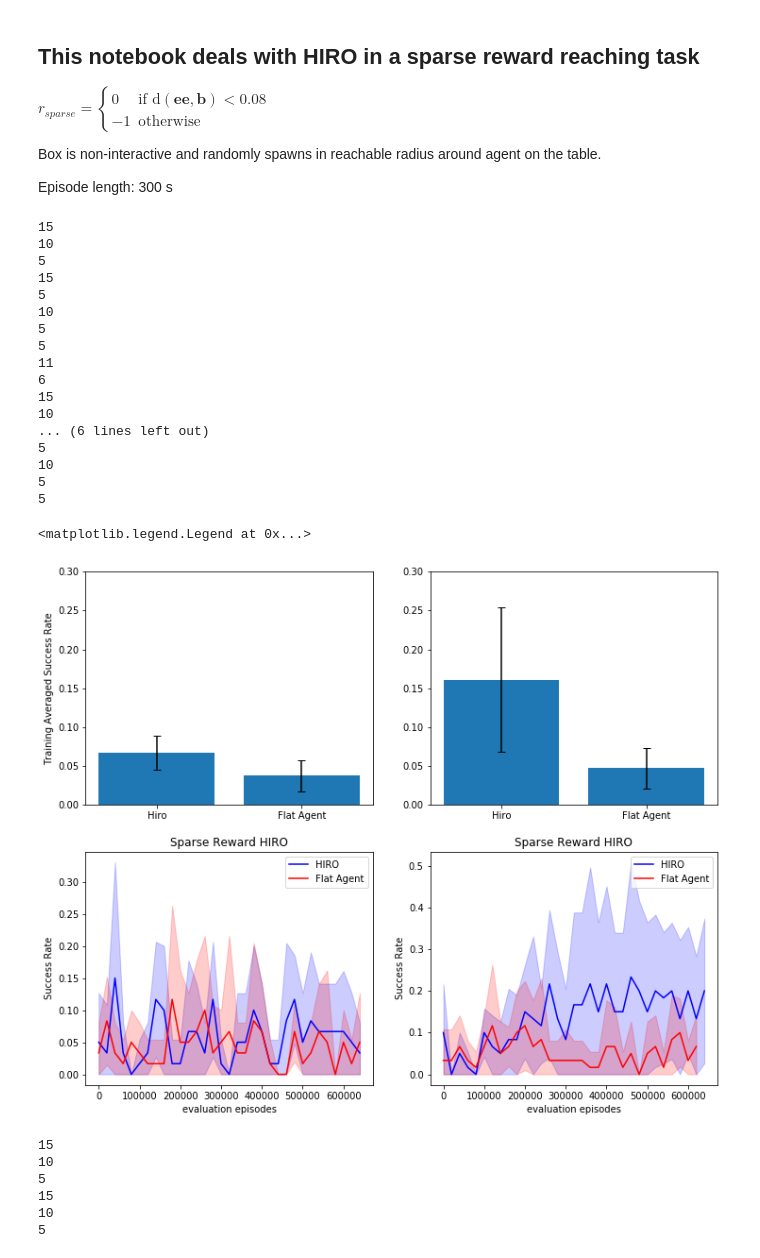
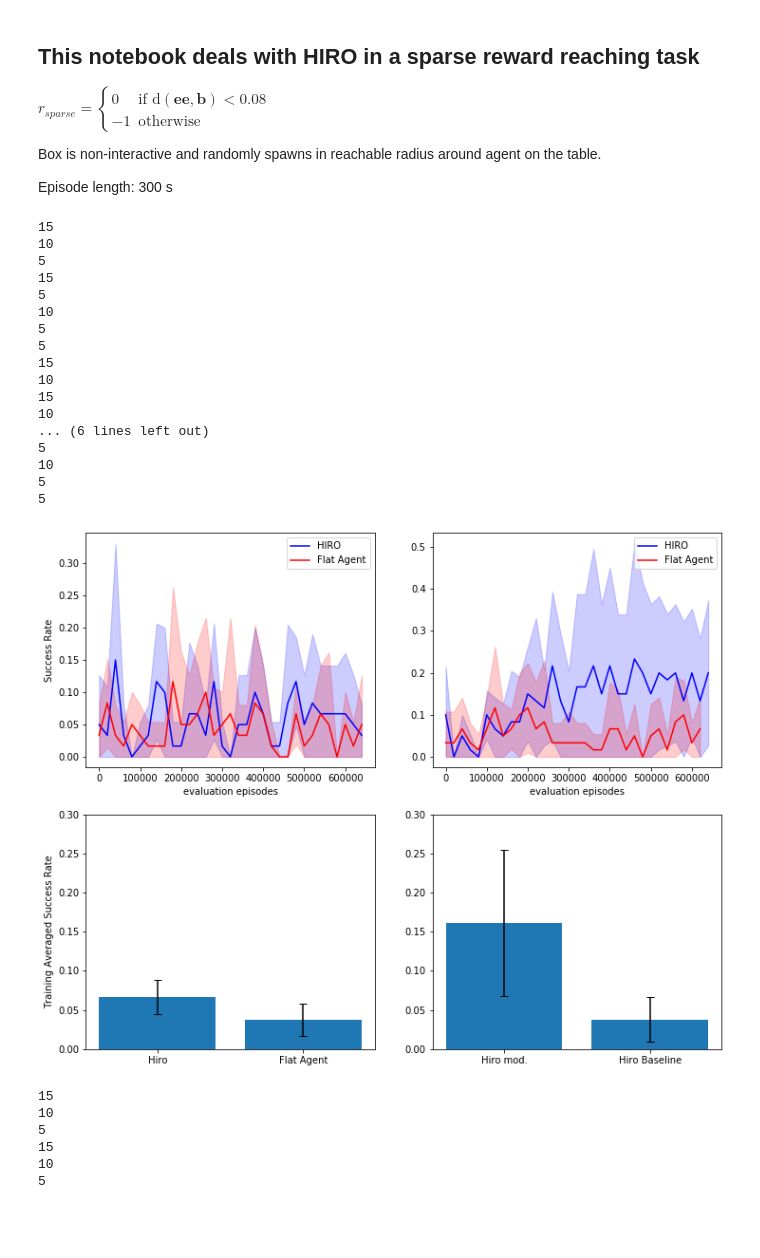
Before and after one commit to P-Schumacher/research, a Jupyter notebook: data_analysis/sparse_exp/Project_analysis.ipynb, the cells around one changed output. Drawn from its saved outputs; the diff is of its cells as text; code cells hidden in the pictures; blank space fills up the shorter version.

```diff
--- a/data_analysis/sparse_exp/Project_analysis.ipynb
+++ b/data_analysis/sparse_exp/Project_analysis.ipynb
@@ -83,7 +83,7 @@ plt.figure(figsize=(12, 10))
 
 
 # Sparse rew HIRO c=5 and c=20 vs flat | Average average ---------------------------------------------------
-plt.subplot(221)
+plt.subplot(223)
 result_mean = []
 result_std = []
 for c in [5]:
@@ -124,7 +124,7 @@ plt.ylim([0, 0.3])
 plt.ylabel('Training Averaged Success Rate')
 
 #-------------------------------------------------------------------------------------------------------
-plt.subplot(222)
+plt.subplot(224)
 length = int(660/20)
 result_mean = []
 result_std = []
@@ -144,9 +144,9 @@ for c in [5]:
     result_mean.append(meaner)
     result_std.append(stder)
 
-df = pd.read_pickle('research.pyc')
+df = pd.read_pickle('sparse_exp.pyc')
 df = get_df_selection(df, 'sparse_rew', 1)
-df = get_df_selection(df, 'flat_agent', 1)
+df = get_df_selection(df, 'flat_agent', 0)
 meaner = np.zeros([1, 5])
 for i in range(4):
     run = df.iloc[i].loc[key]
@@ -160,13 +160,13 @@ result_std.append(stder)
 
 x_range = [1, 2]
 plt.bar(x_range, result_mean, yerr=result_std, capsize=4)
-plt.xticks(x_range, ('Hiro', 'Flat Agent'))
+plt.xticks(x_range, ('Hiro mod.', 'Hiro Baseline'))
 plt.ylim([0, 0.3])
 
 #---------------------------------------------------------------------------
 
 length = int(660/20)
-plt.subplot(223)
+plt.subplot(221)
 results = np.zeros([1, length])
 for c in [5]:
     df = pd.read_pickle('sparse_exp.pyc')
@@ -204,14 +204,13 @@ for c in [40]:
     plt.fill_between(x_range, np.maximum(mean - std, 0), np.minimum(mean + std, 1.0),
        color='r', alpha=0.2)
 
-plt.title('Sparse Reward HIRO')
 plt.xlabel('evaluation episodes')
 plt.ylabel('Success Rate')
 plt.legend(['HIRO', 'Flat Agent'])
 #--------------------------------------------------------------------------------------
 
 length = int(660/20)
-plt.subplot(224)
+plt.subplot(222)
 results = np.zeros([1, length])
 for c in [5]:
     df = pd.read_pickle('experimenta.pyc')
@@ -240,39 +239,37 @@ for c in [40]:
     for i in range(5):
         run = df.iloc[i].loc[key]
         run = np.reshape(run, [1, run.shape[0]])
         results = np.concatenate([results, run[:, :length]], axis=0)
     mean = np.mean(results, axis=0)
     std = np.std(results, axis=0)
 
     x_range = np.arange(0, length) * 20000
     plt.plot(x_range, mean, color='r')
     plt.fill_between(x_range, np.maximum(mean - std, 0), np.minimum(mean + std, 1.0),
        color='r', alpha=0.2)
 
-plt.title('Sparse Reward HIRO')
 plt.xlabel('evaluation episodes')
-plt.ylabel('Success Rate')
 plt.legend(['HIRO', 'Flat Agent'])
+plt.savefig('sparse.pdf')
 # %% [output]
 15
 10
 5
 15
 5
 10
 5
 5
-11
-6
+15
+10
 15
 10
 ... (6 lines left out)
 5
 10
 5
 5
-<matplotlib.legend.Legend at 0x...>
-[figure, old version]
+[figure, new version]
 # %%
 result_mean = []
 result_std = []
```
Also changed, not shown: 4 other files.
